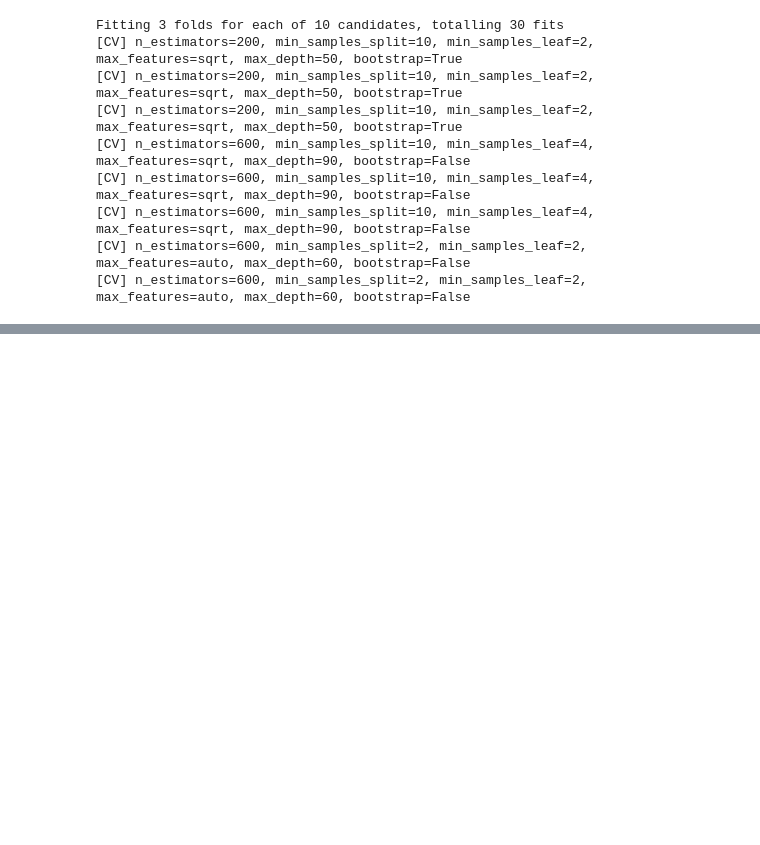
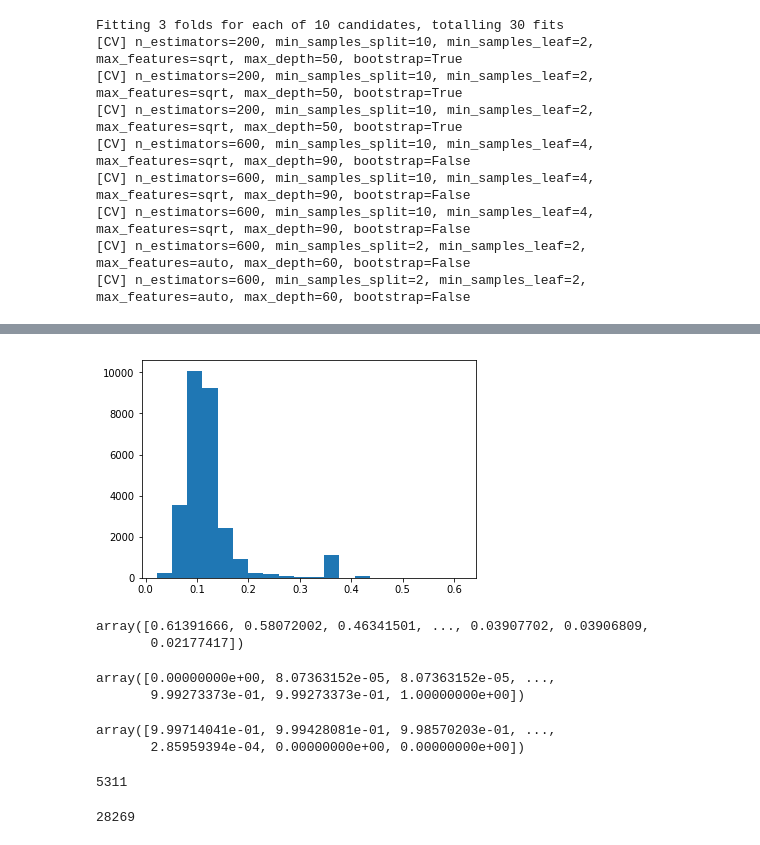
Before and after one commit to iamryanmurray/metis, a Jupyter notebook: 3-McNulty/sgdclassifier.ipynb, the cells around one changed output, grey strips where cells are left out. Drawn from its saved outputs; the diff is of its cells as text; code cells hidden in the pictures; blank space fills up the shorter version.

```diff
--- a/3-McNulty/sgdclassifier.ipynb
+++ b/3-McNulty/sgdclassifier.ipynb
@@ -250,0 +295,27 @@ Fitting 3 folds for each of 10 candidates, totalling 30 fits
+# %%
+plt.hist(preds[:,1],bins=20);
+# %% [output]
+[figure, added]
+# %%
+thresh
+# %% [output]
+array([0.61391666, 0.58072002, 0.46341501, ..., 0.03907702, 0.03906809,
+       0.02177417])
+# %%
+fpr
+# %% [output]
+array([0.00000000e+00, 8.07363152e-05, 8.07363152e-05, ...,
+       9.99273373e-01, 9.99273373e-01, 1.00000000e+00])
+# %%
+1-tpr
+# %% [output]
+array([9.99714041e-01, 9.99428081e-01, 9.98570203e-01, ...,
+       2.85959394e-04, 0.00000000e+00, 0.00000000e+00])
+# %%
+len(thresh)
+# %% [output]
+5311
+# %%
+len(y_test)
+# %% [output]
+28269
```
Also changed, not shown: parts of 41 cells of this notebook, 14 other files.
